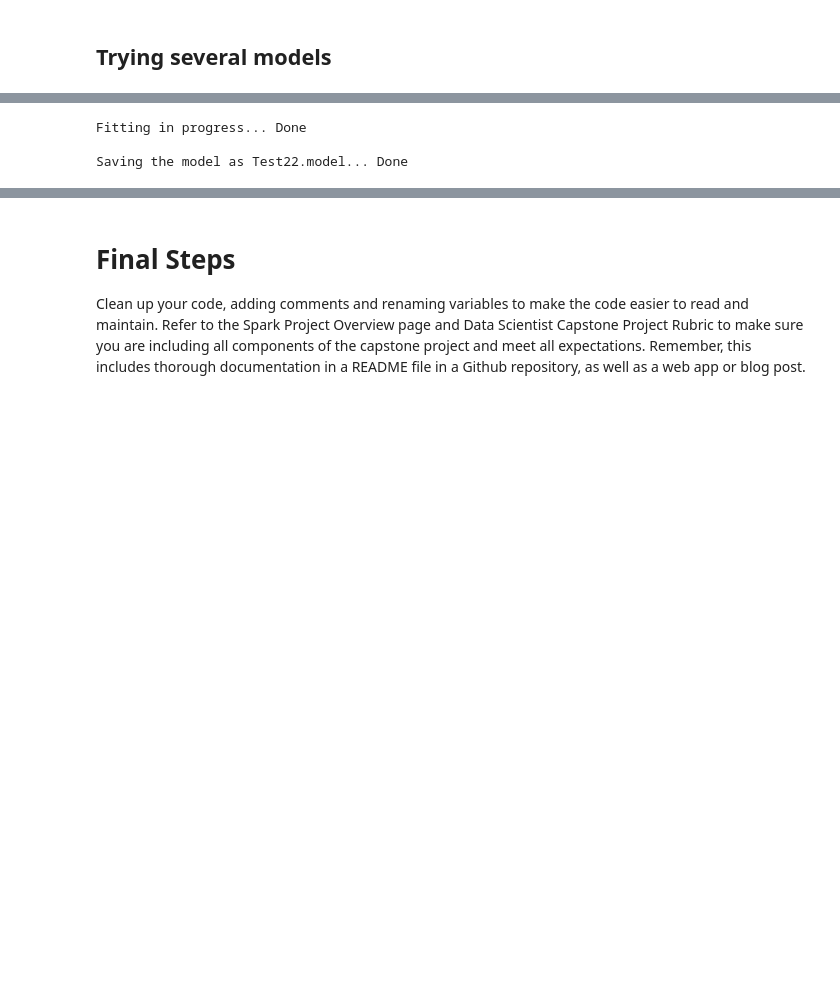
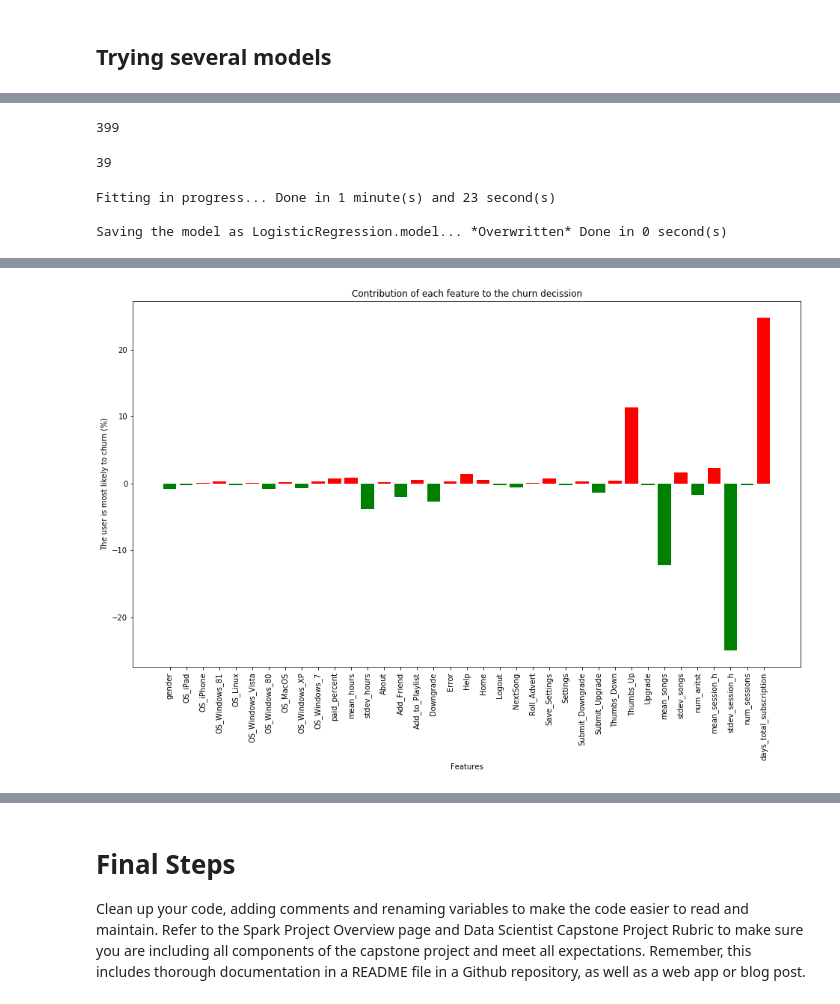
Before and after one commit to drnesr/Sparkify, a Jupyter notebook: Sparkify.ipynb, the cells around one changed output, grey strips where cells are left out. Cells and saved outputs as stored; diff of their text form; code cells hidden in the pictures; blank space fills up the shorter version.

Commit message:
Correct outputs and adding timestamps.

```diff
--- a/Sparkify.ipynb
+++ b/Sparkify.ipynb
@@ -1153,12 +1168,21 @@ def model_fitting(data, model_type, param_grid, save_as, num_folds=3, random_see
     model_evaluator = CrossValidator(estimator=model_type, estimatorParamMaps=param_grid,
                                       evaluator=MulticlassClassificationEvaluator(),
                                       numFolds=num_folds, seed=random_seed)
+    t_start = pd.tslib.Timestamp.now()
     print ('Fitting in progress...', end=' ')
     fitted_model = model_evaluator.fit(data)
-    print ('Done')
+    t_dif = pd.tslib.Timestamp.now() - t_start
+    print (f'Done in {format_duration(t_dif.seconds)}')
+    t_start = pd.tslib.Timestamp.now()
     print (f'\nSaving the model as {save_as}...' , end=' ')
-    fitted_model.save(save_as)
-    print ('Done')
+    try:
+        fitted_model.save(save_as)
+    except:
+        # Overwrite if exists
+        fitted_model.write().overwrite().save(save_as)
+        print ('*Overwritten* ', end='')
+    t_dif = pd.tslib.Timestamp.now() - t_start
+    print (f'Done in {format_duration(t_dif.seconds)}')
     return fitted_model
 # %%
 def get_formated_metrics(selected_model, test_data):
@@ -1194,7 +1218,7 @@ def get_formated_metrics(selected_model, test_data):
     # Apply for training data
     acc_train, train_res = get_model_metrics(selected_model)
     # Get the results of the test data
-    model_test = model_.bestModel.evaluate(test_data)
+    model_test = selected_model.bestModel.evaluate(test_data)
     # Apply on test data
     acc_test, test_res = get_model_metrics(model_test, model_type='test')
 
@@ -1243,12 +1277,31 @@ def draw_features_contribution(fitted_model, scale_to='full_range'):
+# %%
+t_dif = t2-t
+t_s = t_dif.seconds
+t_s
+# %% [output]
+399
+# %%
+duration['s']
+# %% [output]
+39
 # %%
+# The Logistic Regression model
+
 model = LogisticRegression()
+# param_grid = ParamGridBuilder() \
+#     .addGrid(model.regParam,[0.01, 0.1]) \
+#     .addGrid(model.elasticNetParam,[0.0, 0.5]) \
+#     .addGrid(model.aggregationDepth,[2, 5]) \
+#     .build()
 param_grid = ParamGridBuilder() \
-    .addGrid(model.elasticNetParam,[0.0, 0.1]) \
-    .addGrid(model.regParam,[0.0, 0.1]) \
+    .addGrid(model.aggregationDepth,[2, 5]) \
     .build()
-
-m = model_fitting(train, model, param_grid, 'Test22.model')
+m = model_fitting(train, model, param_grid, 'LogisticRegression.model')
+# Model metrics
+display(get_formated_metrics(m, test))
+# Features effect
+draw_features_contribution(m)
 # %% [output]
-Fitting in progress... Done
+Fitting in progress... Done in 1 minute(s) and 23 second(s)
 
-Saving the model as Test22.model... Done
+Saving the model as LogisticRegression.model... *Overwritten* Done in 0 second(s)
@@ -1254,0 +1315 @@ Saving the model as Test22.model... Done
+[figure, added]
```
Also changed, not shown: parts of 18 cells of this notebook.
